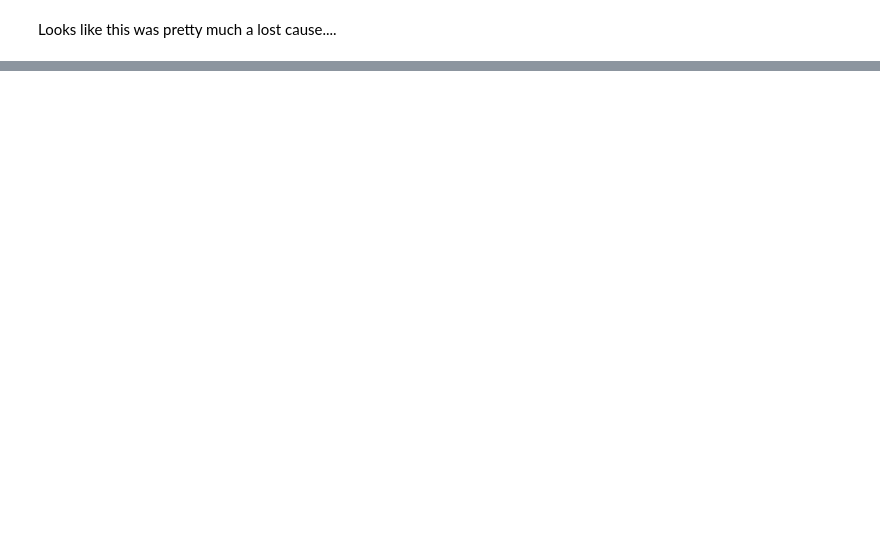
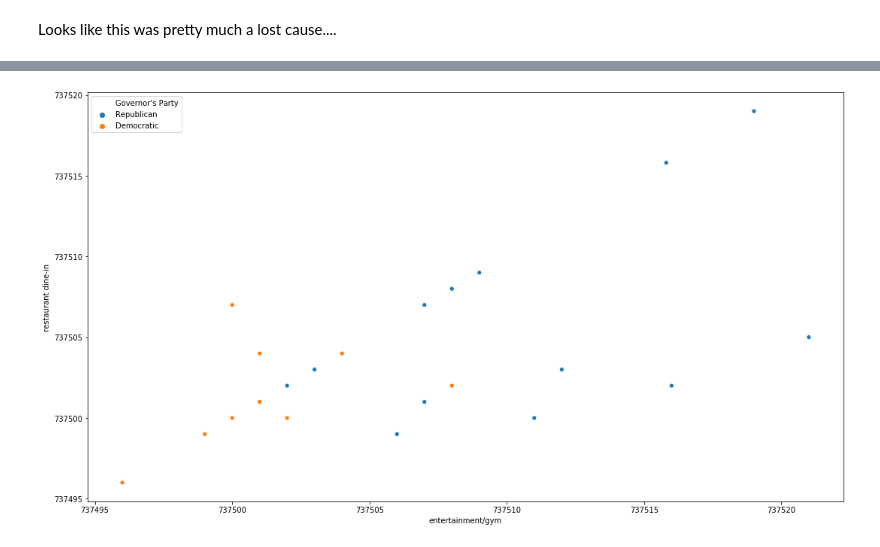
Before and after one commit to joshuaiokua/data100_final-project, a Jupyter notebook: DS 100 Final Project (Luke 2020.5.6).ipynb, the cells around one changed output, grey strips where cells are left out. Drawn from its saved outputs; the diff is of its cells as text; code cells hidden in the pictures; blank space fills up the shorter version.

```diff
--- a/DS 100 Final Project (Luke 2020.5.6).ipynb
+++ b/DS 100 Final Project (Luke 2020.5.6).ipynb
@@ -577,0 +595,6 @@ Looks like this was pretty much a lost cause....
+# %%
+fig,ax = plt.subplots(figsize=(18,10))
+
+g=sns.scatterplot(x = "entertainment/gym", y="restaurant dine-in", hue= "Governor's Party", data = data)
+# %% [output]
+[figure, added]
```
Also changed, not shown: parts of 8 cells of this notebook.
